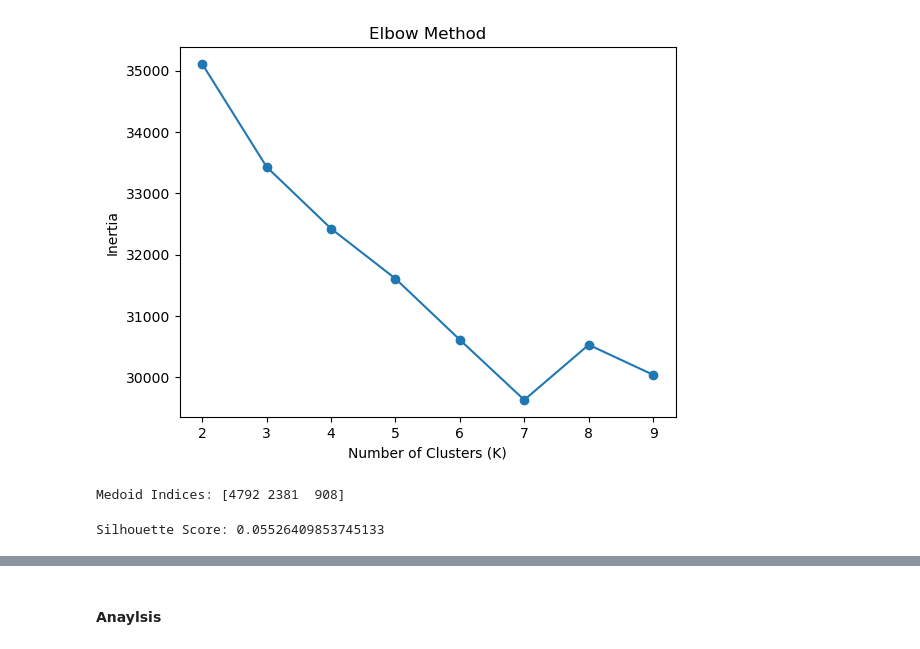
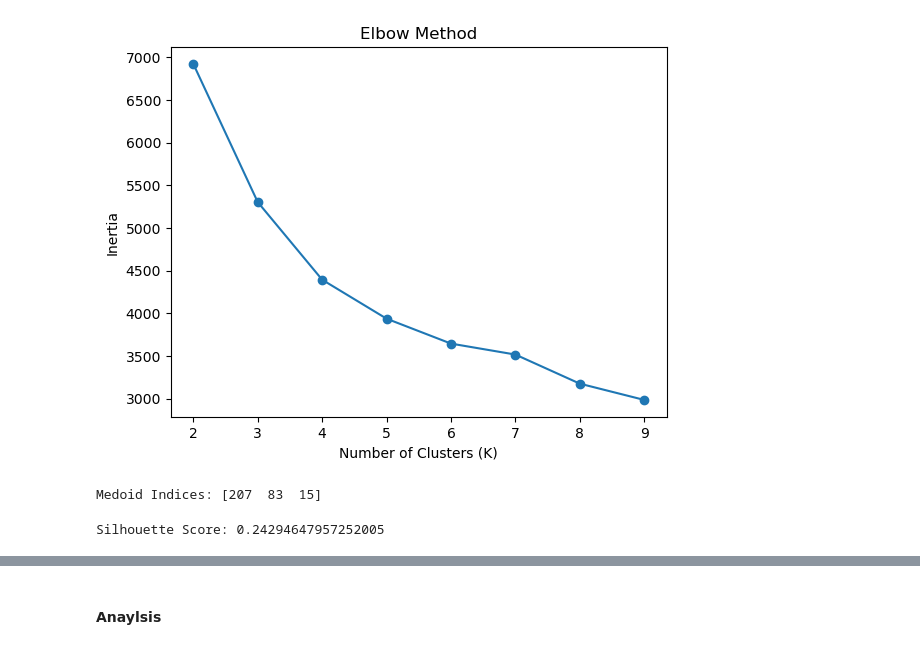
Before and after one commit to Dov-elhacker/data-mining-, a Jupyter notebook: notebooks/K-medoid.ipynb, the cells around one changed output, grey strips where cells are left out. Saved outputs shown, nothing was run; the diff lists cells and outputs as text; code cells hidden in the pictures.

```diff
--- a/notebooks/K-medoid.ipynb
+++ b/notebooks/K-medoid.ipynb
@@ -28,4 +9,6 @@ from sklearn.metrics import silhouette_score
 # %%
-df = pd.read_csv('pca_data.csv')
+df = pd.read_csv('ga_selected_features2.csv')
+# %%
+df = df.replace({True: 1, False: 0})
 # %%
 df_sample = df.sample(n=5000, random_state=42)
@@ -33,19 +37,19 @@ data = df_sample.drop('loan_status', axis=1).values
 # %%
 inertia = []
 K_range = range(2, 10)
 
 for k in K_range:
     model = KMedoids(n_clusters=k, metric='manhattan', init='k-medoids++', random_state=42)
-    model.fit(data)
+    model.fit(df_sample)
     inertia.append(model.inertia_)
 
 plt.plot(K_range, inertia, marker='o')
 plt.title("Elbow Method")
 plt.xlabel("Number of Clusters (K)")
 plt.ylabel("Inertia")
 plt.show()
 # %% [output]
-[figure, old version]
+[figure, new version]
 # %%
 k = 3  # choose based on elbow
 
@@ -56,13 +60,13 @@ model = KMedoids(
     random_state=42
 )
 
-labels = model.fit_predict(data)
+labels = model.fit_predict(df_sample)
 
 print("Medoid Indices:", model.medoid_indices_)
 # %% [output]
-Medoid Indices: [4792 2381  908]
+Medoid Indices: [207  83  15]
 # %%
-score = silhouette_score(data, labels)
+score = silhouette_score(df_sample, labels)
 print("Silhouette Score:", score)
 # %% [output]
-Silhouette Score: 0.05526409853745133
+Silhouette Score: 0.24294647957252005
```
Also changed, not shown: parts of 13 cells of this notebook.
